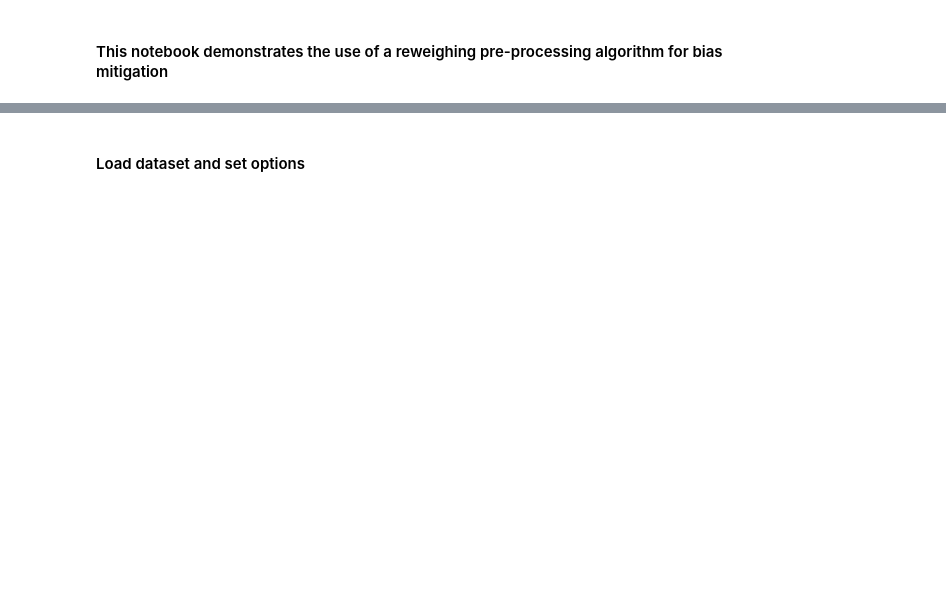
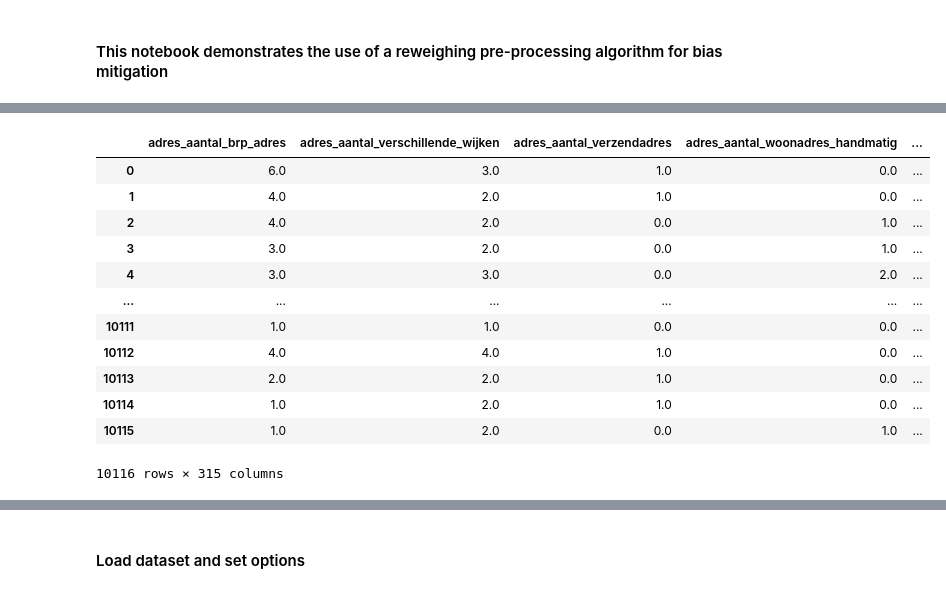
Before and after one commit to Roodster/test-val-for-ai-project, a Jupyter notebook: notebooks/aif360_2.ipynb, the cells around one changed output, grey strips where cells are left out. Drawn from its saved outputs; the diff is of its cells as text; code cells hidden in the pictures; blank space fills up the shorter version.

```diff
--- a/notebooks/aif360_2.ipynb
+++ b/notebooks/aif360_2.ipynb
@@ -68,3 +77,33 @@ def compute_metrics(dataset_true, dataset_pred,
             print("%s = %.4f" % (k, metrics[k]))
 
     return metrics
+# %%
+data = pd.read_csv('./../data/synth_data_for_training.csv')
+
+# Let's specify the features and the target
+y = data["checked"]
+X = data.drop(['checked'], axis=1)
+X = X.astype(np.float32)
+
+y = pd.Series(y.factorize(sort=True)[0], index=y.index, name=y.name)
+X = pd.get_dummies(X, prefix_sep='__', drop_first=True)
+
+X_train, X_test, y_train, y_test = train_test_split(X, y, train_size=0.8, shuffle=False)
+
+train_data = pd.concat([X_train, y_train])
+test_data = pd.concat([X_test, y_test])
+X_train
+# %% [output]
+|  | adres_aantal_brp_adres | adres_aantal_verschillende_wijken | adres_aantal_verzendadres | adres_aantal_woonadres_handmatig | ... |
+| 0 | 6.0 | 3.0 | 1.0 | 0.0 | ... |
+| 1 | 4.0 | 2.0 | 1.0 | 0.0 | ... |
+| 2 | 4.0 | 2.0 | 0.0 | 1.0 | ... |
+| 3 | 3.0 | 2.0 | 0.0 | 1.0 | ... |
+| 4 | 3.0 | 3.0 | 0.0 | 2.0 | ... |
+| ... | ... | ... | ... | ... | ... |
+| 10111 | 1.0 | 1.0 | 0.0 | 0.0 | ... |
+| 10112 | 4.0 | 4.0 | 1.0 | 0.0 | ... |
+| 10113 | 2.0 | 2.0 | 1.0 | 0.0 | ... |
+| 10114 | 1.0 | 2.0 | 1.0 | 0.0 | ... |
+| 10115 | 1.0 | 2.0 | 0.0 | 1.0 | ... |
+10116 rows × 315 columns
```
Also changed, not shown: parts of 9 cells of this notebook, 18 other files.
